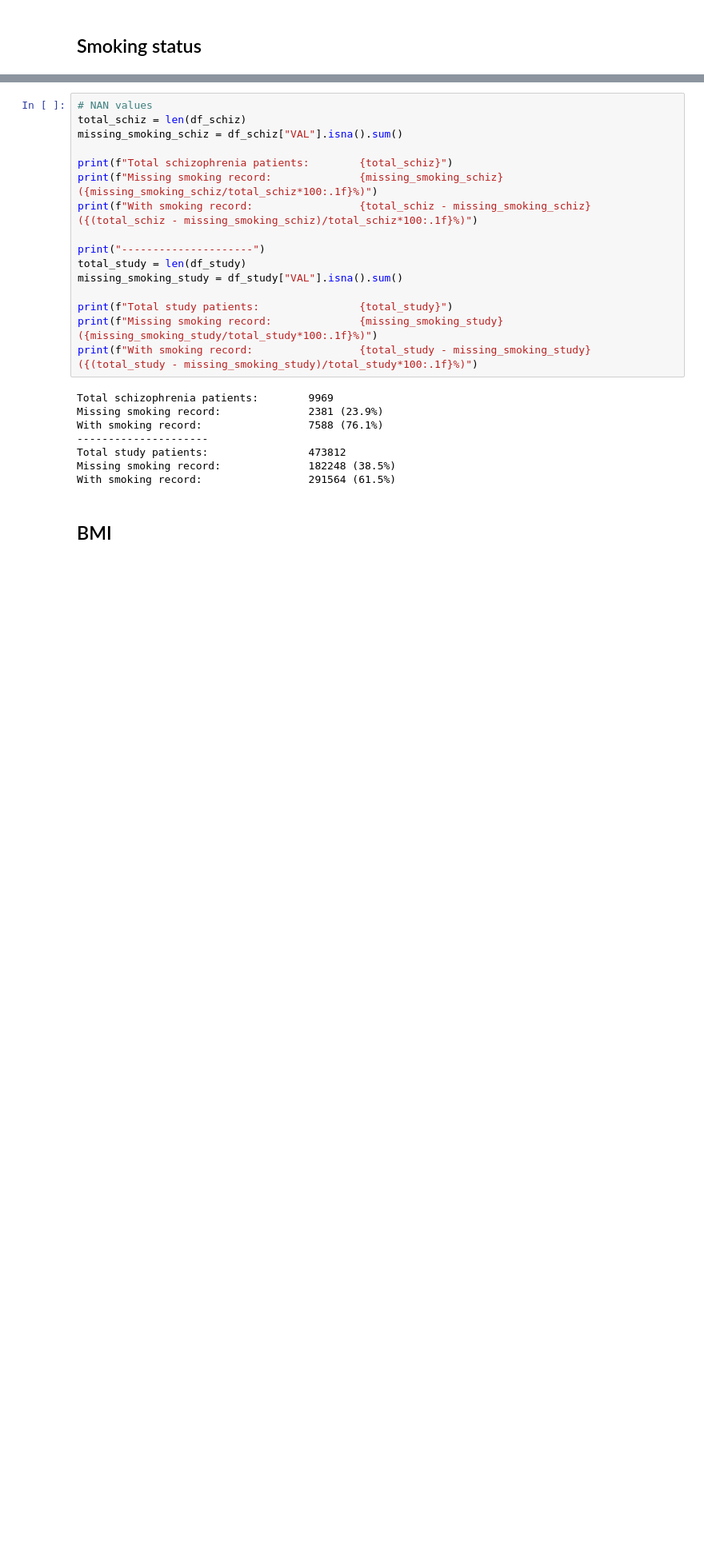
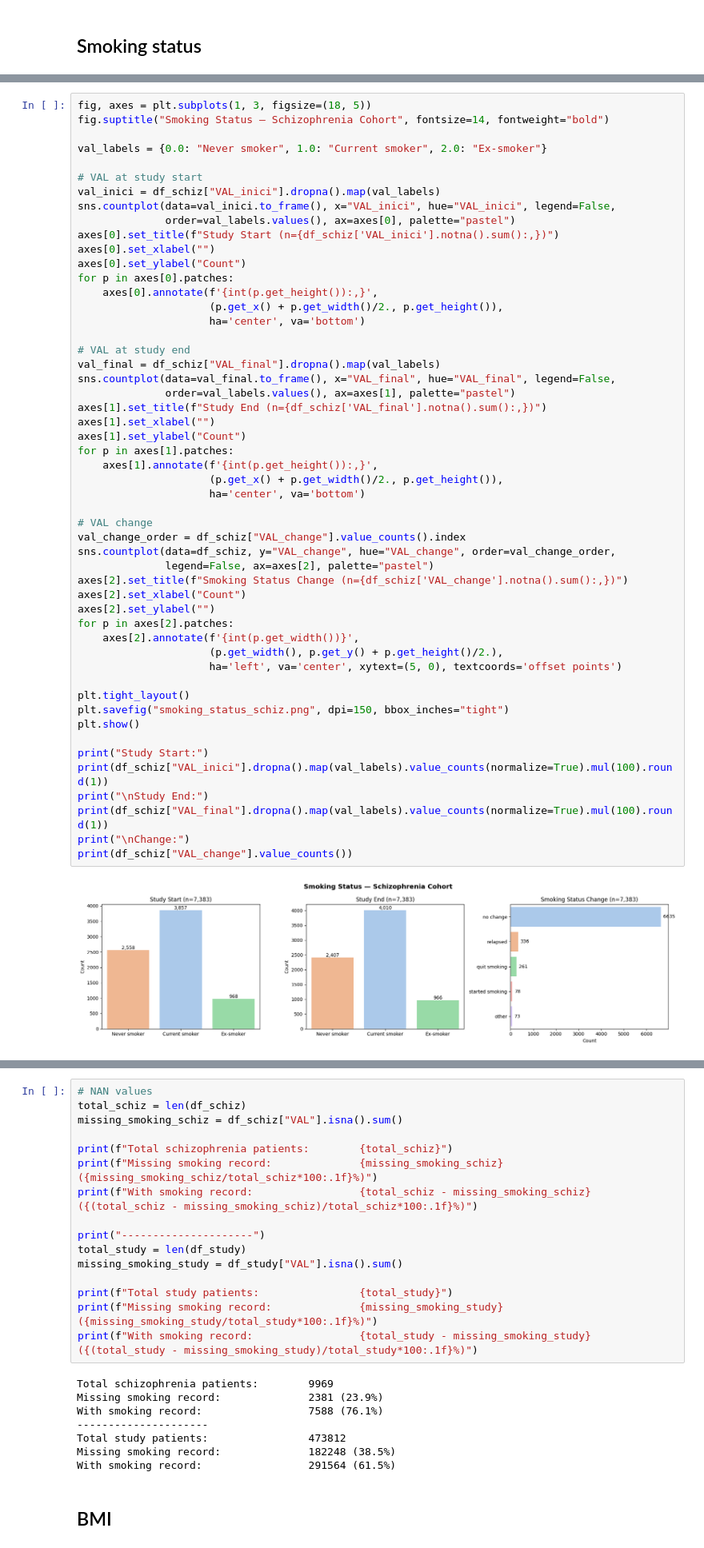
Before and after one commit to laiaraja/Data-sintetica, a Jupyter notebook: src/EDA/eda.ipynb, the cells around one changed output, grey strips where cells are left out. Shown at 80% size. Saved outputs shown, nothing was run; the diff lists cells and outputs as text; blank space fills up the shorter version.

```diff
--- a/src/EDA/eda.ipynb
+++ b/src/EDA/eda.ipynb
@@ -336 +339,55 @@ Ex-smoker          0.5
 Name: proportion, dtype: float64
+# %%
+fig, axes = plt.subplots(1, 3, figsize=(18, 5))
+fig.suptitle("Smoking Status — Schizophrenia Cohort", fontsize=14, fontweight="bold")
+
+val_labels = {0.0: "Never smoker", 1.0: "Current smoker", 2.0: "Ex-smoker"}
+
+# VAL at study start
+val_inici = df_schiz["VAL_inici"].dropna().map(val_labels)
+sns.countplot(data=val_inici.to_frame(), x="VAL_inici", hue="VAL_inici", legend=False,
+              order=val_labels.values(), ax=axes[0], palette="pastel")
+axes[0].set_title(f"Study Start (n={df_schiz['VAL_inici'].notna().sum():,})")
+axes[0].set_xlabel("")
+axes[0].set_ylabel("Count")
+for p in axes[0].patches:
+    axes[0].annotate(f'{int(p.get_height()):,}',
+                     (p.get_x() + p.get_width()/2., p.get_height()),
+                     ha='center', va='bottom')
+
+# VAL at study end
+val_final = df_schiz["VAL_final"].dropna().map(val_labels)
+sns.countplot(data=val_final.to_frame(), x="VAL_final", hue="VAL_final", legend=False,
+              order=val_labels.values(), ax=axes[1], palette="pastel")
+axes[1].set_title(f"Study End (n={df_schiz['VAL_final'].notna().sum():,})")
+axes[1].set_xlabel("")
+axes[1].set_ylabel("Count")
+for p in axes[1].patches:
+    axes[1].annotate(f'{int(p.get_height()):,}',
+                     (p.get_x() + p.get_width()/2., p.get_height()),
+                     ha='center', va='bottom')
+
+# VAL change
+val_change_order = df_schiz["VAL_change"].value_counts().index
+sns.countplot(data=df_schiz, y="VAL_change", hue="VAL_change", order=val_change_order,
+              legend=False, ax=axes[2], palette="pastel")
+axes[2].set_title(f"Smoking Status Change (n={df_schiz['VAL_change'].notna().sum():,})")
+axes[2].set_xlabel("Count")
+axes[2].set_ylabel("")
+for p in axes[2].patches:
+    axes[2].annotate(f'{int(p.get_width())}',
+                     (p.get_width(), p.get_y() + p.get_height()/2.),
+                     ha='left', va='center', xytext=(5, 0), textcoords='offset points')
+
+plt.tight_layout()
+plt.savefig("smoking_status_schiz.png", dpi=150, bbox_inches="tight")
+plt.show()
+
+print("Study Start:")
+print(df_schiz["VAL_inici"].dropna().map(val_labels).value_counts(normalize=True).mul(100).round(1))
+print("\nStudy End:")
+print(df_schiz["VAL_final"].dropna().map(val_labels).value_counts(normalize=True).mul(100).round(1))
+print("\nChange:")
+print(df_schiz["VAL_change"].value_counts())
+# %% [output]
+[figure, added]
```
Also changed, not shown: parts of 6 cells of this notebook, 3 other files.
